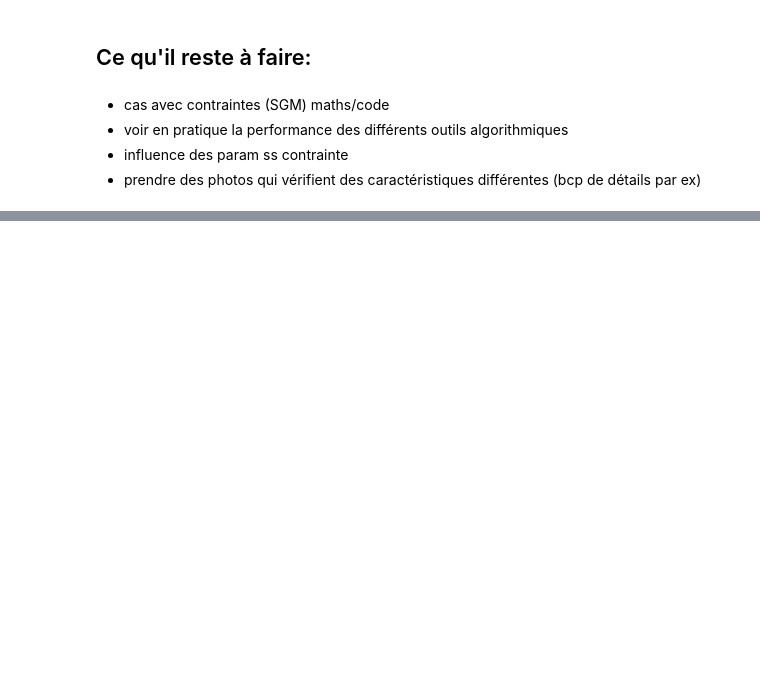
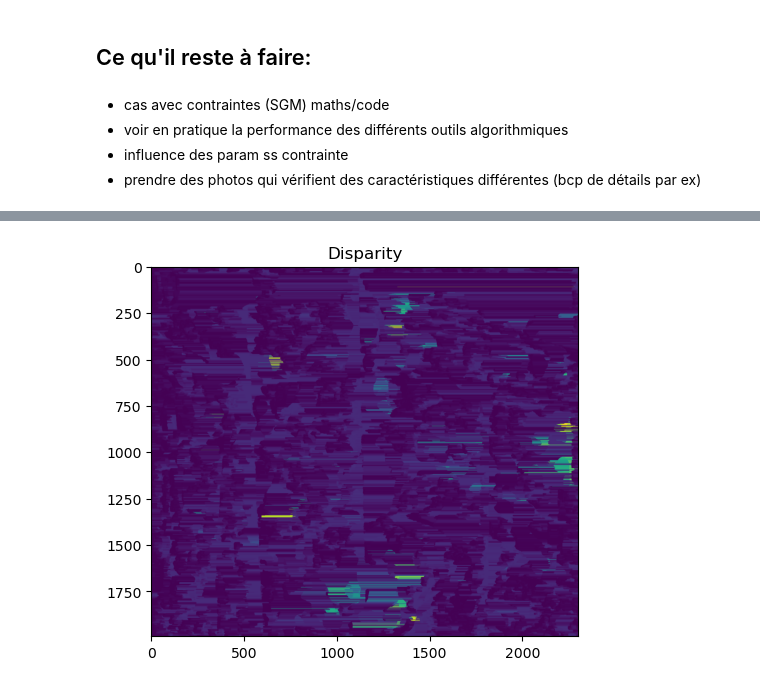
Before and after one commit to matsdt/STEREO_project, a Jupyter notebook: research.ipynb, the cells around one changed output, grey strips where cells are left out. Drawn from its saved outputs; the diff is of its cells as text; code cells hidden in the pictures; blank space fills up the shorter version.

```diff
--- a/research.ipynb
+++ b/research.ipynb
@@ -143,0 +912,6 @@ $$
+# %%
+plt.imshow(disp)
+plt.title("Disparity")
+plt.show()
+# %% [output]
+[figure, added]
```
Also changed, not shown: parts of 49 cells of this notebook, 12 other files.
